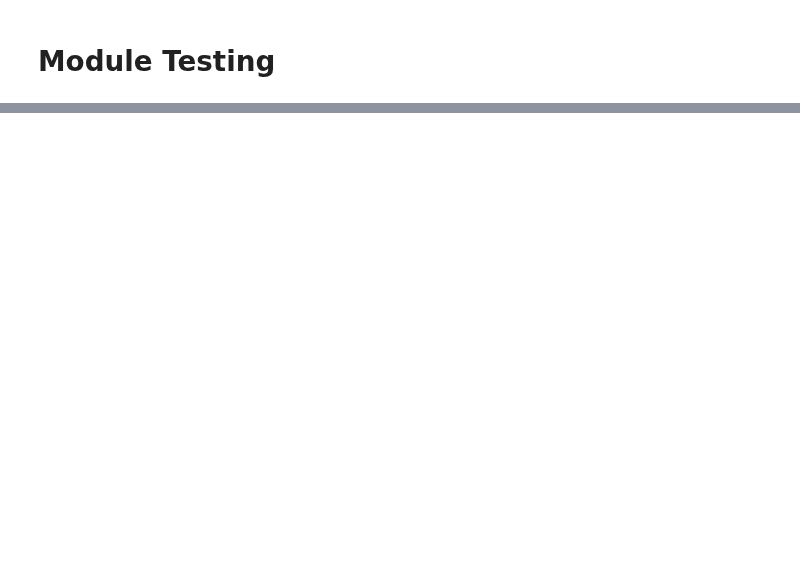
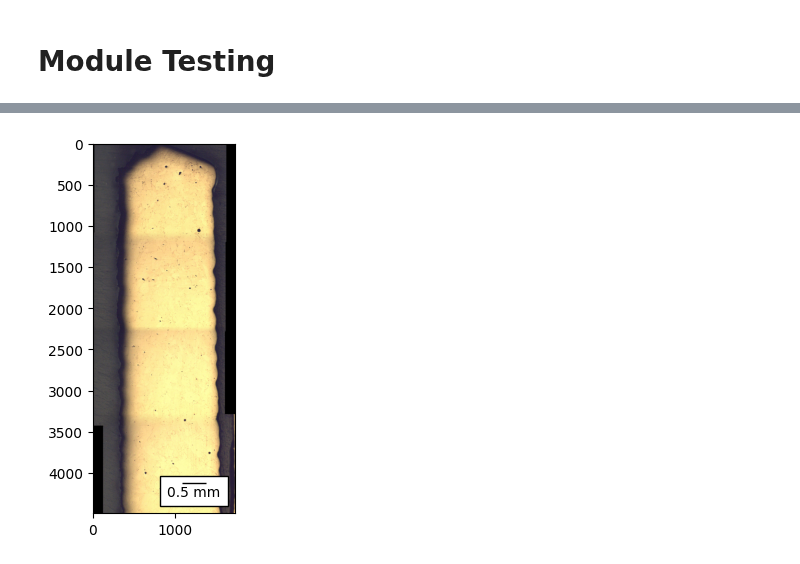
Before and after one commit to jess-garnett/MISalign, a Jupyter notebook: MISalign/calibration/prototype_scale_bar.ipynb, the cells around one changed output, grey strips where cells are left out. Drawn from its saved outputs; the diff is of its cells as text; code cells hidden in the pictures; blank space fills up the shorter version.

Commit message:
Confirmed that image_with_scale_bar also works in inline/non-interactive mpl

```diff
--- a/MISalign/calibration/prototype_scale_bar.ipynb
+++ b/MISalign/calibration/prototype_scale_bar.ipynb
@@ -215,0 +186,12 @@ image_with_scale_bar(blended_image_fp,"50um",cal,loc="lower right")
+# %%
+scale_value_to_show="0.5 mm"
+blended_image_fp=r"..\..\example\expected_result\set_a\a_mycanvas_blend.jpg"
+calibration_fp=r"..\..\example\data\set_a\a_5x.miscal"
+# %%
+cm=CalibrationManual()
+cm.load_calibration(calibration_fp)
+cal=cm.distances
+# %%
+image_with_scale_bar(blended_image_fp,scale_value_to_show,cal,loc="lower right")
+# %% [output]
+[figure, added]
```
Also changed, not shown: parts of 11 cells of this notebook.
